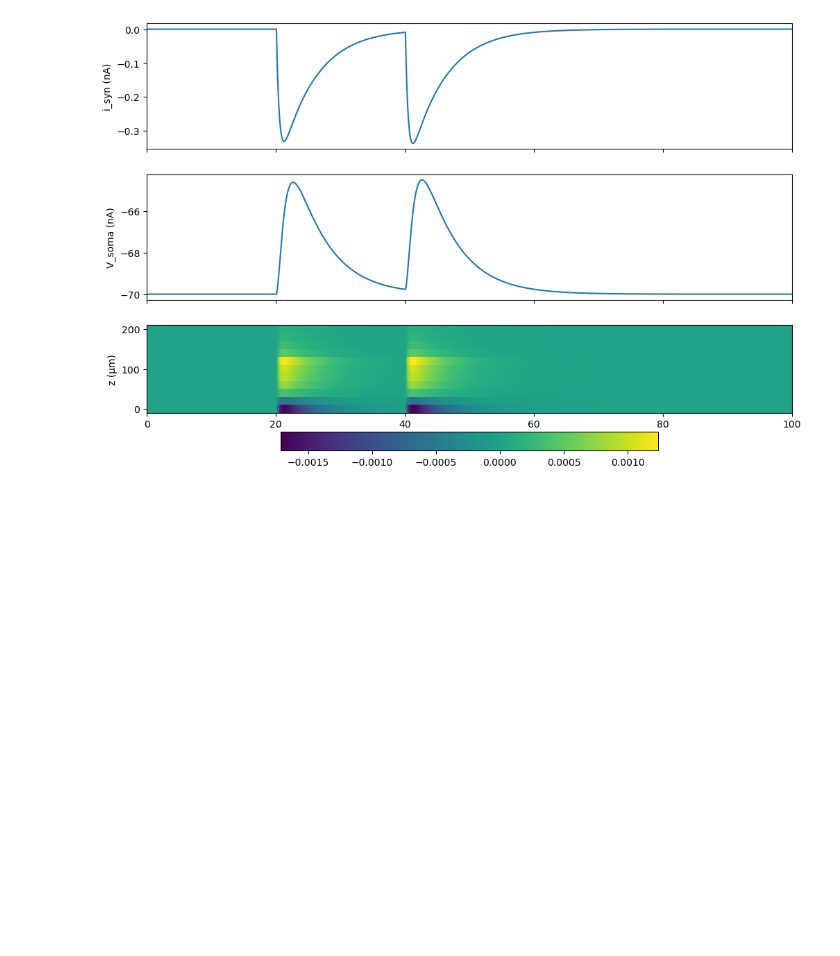
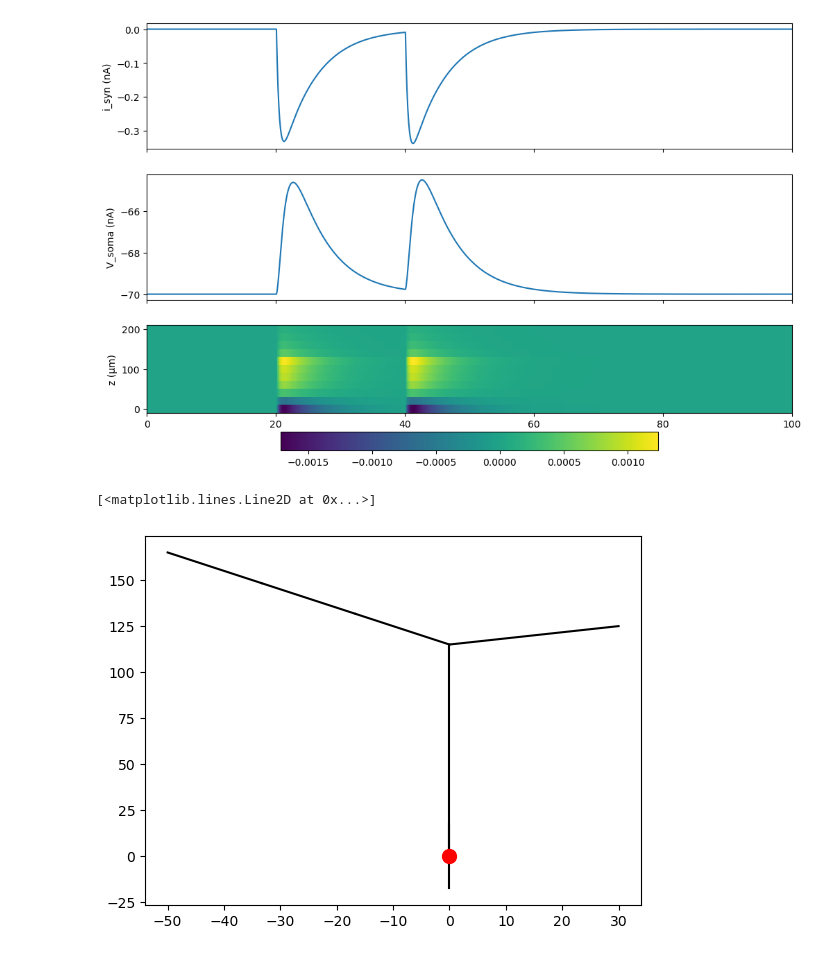
Before and after one commit to NeuroAI-PNU/LFPy_practice, a Jupyter notebook: Examples_from_Official_LFPy/00_First_Example.ipynb, the cells around one changed output. Cells and saved outputs as stored; diff of their text form; code cells hidden in the pictures; blank space fills up the shorter version.

```diff
--- a/Examples_from_Official_LFPy/00_First_Example.ipynb
+++ b/Examples_from_Official_LFPy/00_First_Example.ipynb
@@ -75,3 +75,10 @@ plt.colorbar(axes[2].pcolormesh(cell.tvec, lsp.z, lsp.data, shading='auto'), ax=
 # %% [output]
 <matplotlib.colorbar.Colorbar at 0x...>
 [figure]
+# %%
+plt.plot(cell.x.T, cell.z.T, 'k')
+plt.plot(synapse.x, synapse.z,
+         color='r', marker='o', markersize=10)
+# %% [output]
+[<matplotlib.lines.Line2D at 0x...>]
+[figure, added]
```
Also changed, not shown: 6 other files.
